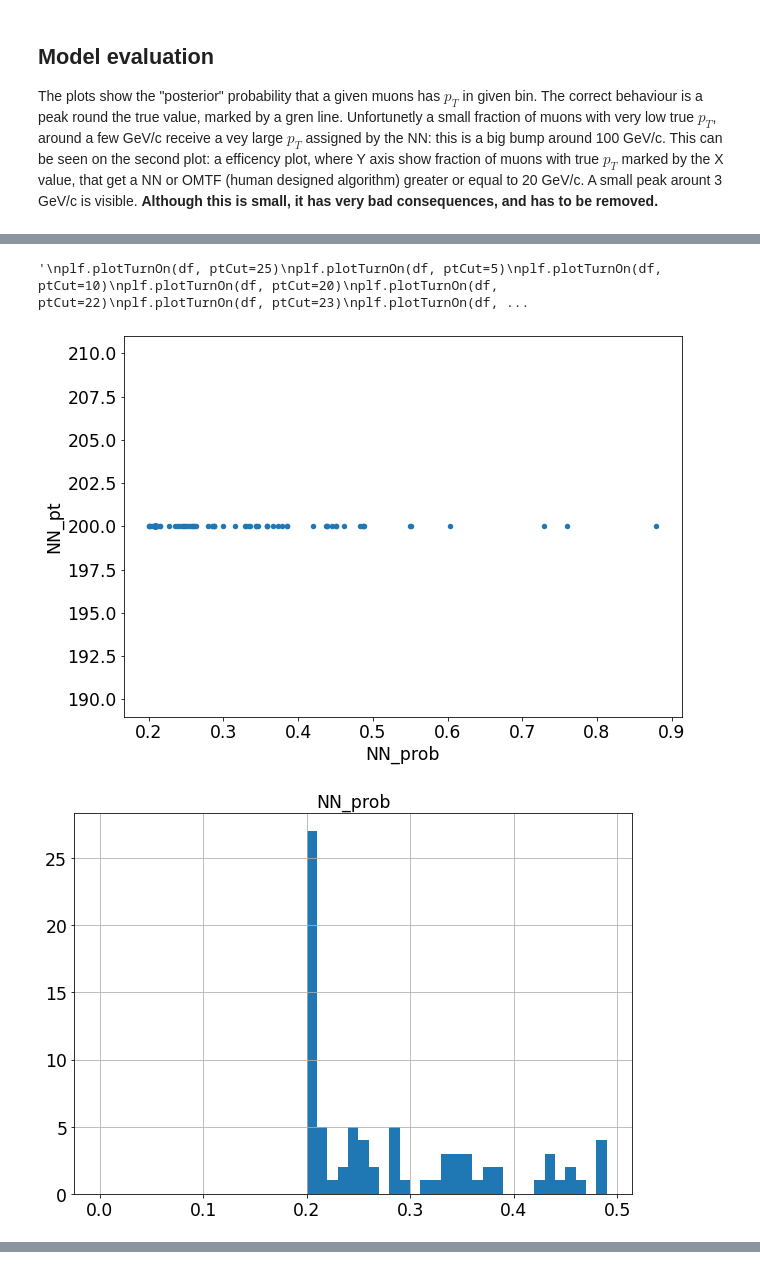
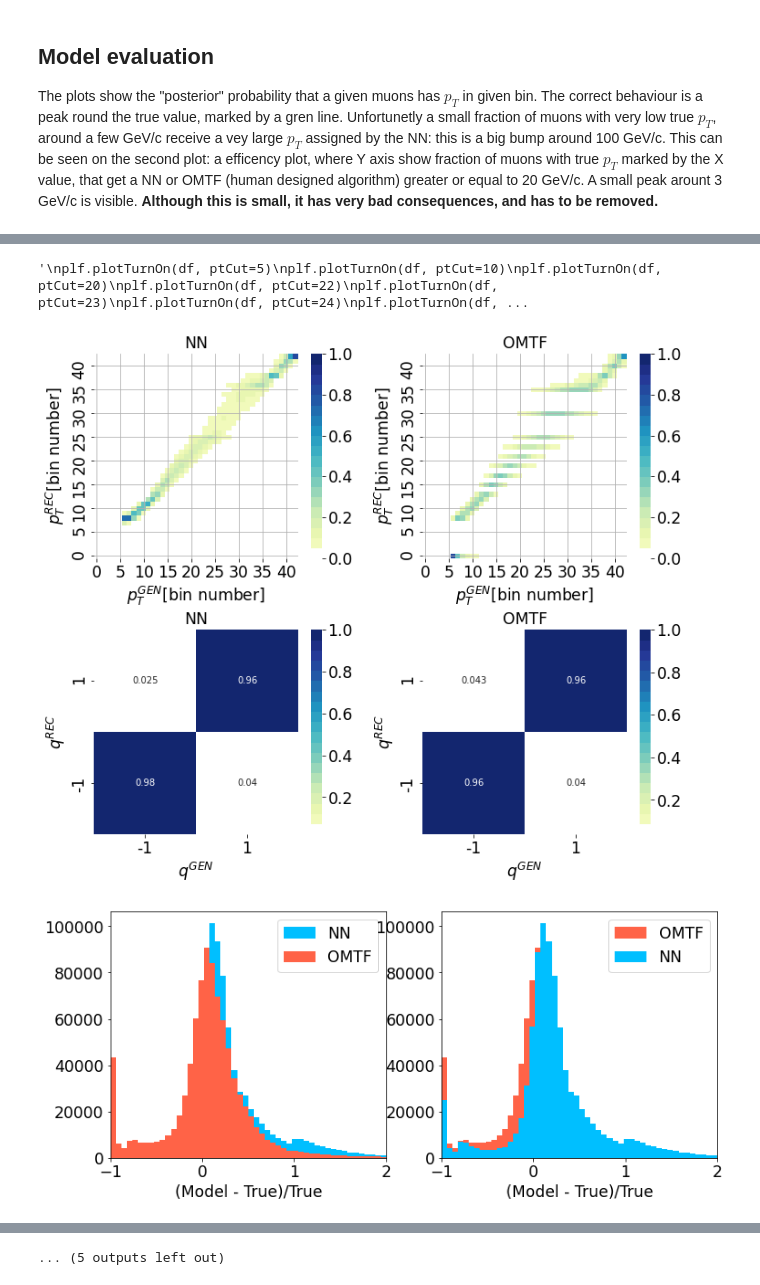
Before and after one commit to akalinow/MachineLearning, a Jupyter notebook: OMTF/OMTF_NN.ipynb, the cells around one changed output, grey strips where cells are left out. Cells and saved outputs as stored; diff of their text form; code cells hidden in the pictures.

```diff
--- a/OMTF/OMTF_NN.ipynb
+++ b/OMTF/OMTF_NN.ipynb
@@ -328,6 +346,8 @@ print(ptBins.shape)
 # %% [markdown]
 ## Train model
 # %%
+%%time
+
 current_time = datetime.now().strftime("%b %d %Y %H:%M:%S")
 print("Training start. Current Time =", current_time)
 
@@ -340,16 +360,13 @@ validation_dataset = loadDataset(validationFileNames, isTrain=True, nEpochs=1, b
 model = getModel()
 model.summary()
 
-'''
-nEpochsSaved = 10
-checkpoint_path = "training/model_full_{epoch:04d}"
-model = loadModel(checkpoint_path)
-'''
+#checkpoint_path = "training/0020_Oct_04_2021_17_25"
+#model = tf.keras.models.load_model(checkpoint_path, custom_objects=custom_objects)
 
 log_dir = "logs/fit/" + datetime.now().strftime("%Y%m%d-%H%M%S")
-tensorboard_callback = tf.keras.callbacks.TensorBoard(log_dir=log_dir, histogram_freq=1, profile_batch=(110, 120))
+tensorboard_callback = tf.keras.callbacks.TensorBoard(log_dir=log_dir, histogram_freq=1, profile_batch=(10, 20))
 
-nEpochs = 4
+nEpochs = 20
 history = model.fit(train_dataset, epochs=nEpochs,
                             use_multiprocessing=True,
                             verbose=1,
@@ -357,12 +374,10 @@ history = model.fit(train_dataset, epochs=nEpochs,
                             validation_data=validation_dataset.take(10),
                             callbacks=[tensorboard_callback]
                            )
+
 # Save the whole model
-path = "training/model_full_{epoch:04d}"
+path = "training/{epoch:04d}_"+datetime.now().strftime("%b_%d_%Y_%H_%M")
 model.save(path.format(epoch=nEpochs), save_format='tf')
-#Save model weights
-path = "training/model_weights_{epoch:04d}.ckpt"
-model.save_weights(path.format(epoch=nEpochs))
 
 current_time = datetime.now().strftime("%b %d %Y %H:%M:%S")
 print("Training end. Current Time =", current_time)
@@ -443,43 +460,52 @@ Inference end. Current Time = Jun 18 2021 13:10:39
 # %%
 import plotting_functions as plf
 importlib.reload(plf)
 
 #df1 = df[np.abs(df["genEta"])>0.83]
 #plf.plotTurnOn(df1, ptCut=20)
 #plf.plotRate(df1)
 
-df1 = df[np.abs(df["NN_pt"])>100.0]
-dfFake = df1[(df1["genPt"]<10)&(df1["NN_pt"]>=20)]
+df1 = df.copy()
+df1["NN_pt"] = df["NN_pt"]*(df["NN_sigma"]<10)
+
+dfFake = df1[(df1["genPt"]<10)&(df1["NN_pt"]>=50)]
 dfTrue = df1[(df1["genPt"]>=20)&(df1["genPt"]<30)&(df1["NN_pt"]>=20)]
-#plf.plotCM(df1, pT2Label)
-#plf.plotPull(df1)
-dfFake.plot.scatter("NN_prob", "NN_pt")
-dfFake.hist("NN_prob", bins=np.arange(0,0.5,0.01))
-dfTrue.hist("NN_prob", bins=np.arange(0,0.5,0.01))
-#dfFake.hist("genEta", bins=np.arange(0.8,1.3,0.05))
+plf.plotCM(df1, pT2Label)
+plf.plotPull(df1)
+dfTrue.plot.scatter("NN_prob", "NN_pt")
+dfFake.plot.scatter("NN_sigma", "NN_prob")
+dfFake.hist("NN_prob", bins=np.arange(0,1.0,0.01))
+dfTrue.hist("NN_prob", bins=np.arange(0,1.0,0.01))
+dfFake.hist("NN_sigma", bins=np.arange(0,20,0.5))
+dfTrue.hist("NN_sigma", bins=np.arange(0,20,0.5))
+dfFake.hist("genEta", bins=np.arange(0.8,1.3,0.05))
 
-plf.plotTurnOn(df, ptCut=20)
-#plf.plotRate(df)
+plf.plotTurnOn(df1, ptCut=5)
+plf.plotTurnOn(df1, ptCut=20)
+plf.plotTurnOn(df1, ptCut=25)
+plf.plotTurnOn(df1, ptCut=30)
+plf.plotTurnOn(df1, ptCut=40)
+plf.plotTurnOn(df1, ptCut=50)
+plf.plotRate(df1)
 '''
-plf.plotTurnOn(df, ptCut=25)
 plf.plotTurnOn(df, ptCut=5)
 plf.plotTurnOn(df, ptCut=10)
 plf.plotTurnOn(df, ptCut=20)
 plf.plotTurnOn(df, ptCut=22)
 plf.plotTurnOn(df, ptCut=23)
 plf.plotTurnOn(df, ptCut=24)
 plf.plotTurnOn(df, ptCut=25)
 plf.plotTurnOn(df, ptCut=30)
 plf.plotTurnOn(df, ptCut=40)
 plf.plotTurnOn(df, ptCut=50)
 plf.plotTurnOn(df, ptCut=100)
 plf.plotTurnOn(df, ptCut=150)
 plf.plotTurnOn(df, ptCut=200)
 plf.plotPull(df)
 plf.plotCM(df, pT2Label)
 plf.plotRate(df)
 '''
 # %% [output]
-'\nplf.plotTurnOn(df, ptCut=25)\nplf.plotTurnOn(df, ptCut=5)\nplf.plotTurnOn(df, ptCut=10)\nplf.plotTurnOn(df, ptCut=20)\nplf.plotTurnOn(df, ptCut=22)\nplf.plotTurnOn(df, ptCut=23)\nplf.plotTurnOn(df, ...
+'\nplf.plotTurnOn(df, ptCut=5)\nplf.plotTurnOn(df, ptCut=10)\nplf.plotTurnOn(df, ptCut=20)\nplf.plotTurnOn(df, ptCut=22)\nplf.plotTurnOn(df, ptCut=23)\nplf.plotTurnOn(df, ptCut=24)\nplf.plotTurnOn(df, ...
-[figure, old version]
+[figure, new version]
-[figure, old version]
+[figure, new version]
@@ -488,3 +521,4 @@ plf.plotRate(df)
+... (5 outputs left out)
 # %%
 import plotting_functions as plf
 importlib.reload(plf)
```
Also changed, not shown: parts of 11 cells of this notebook, 3 other files.
